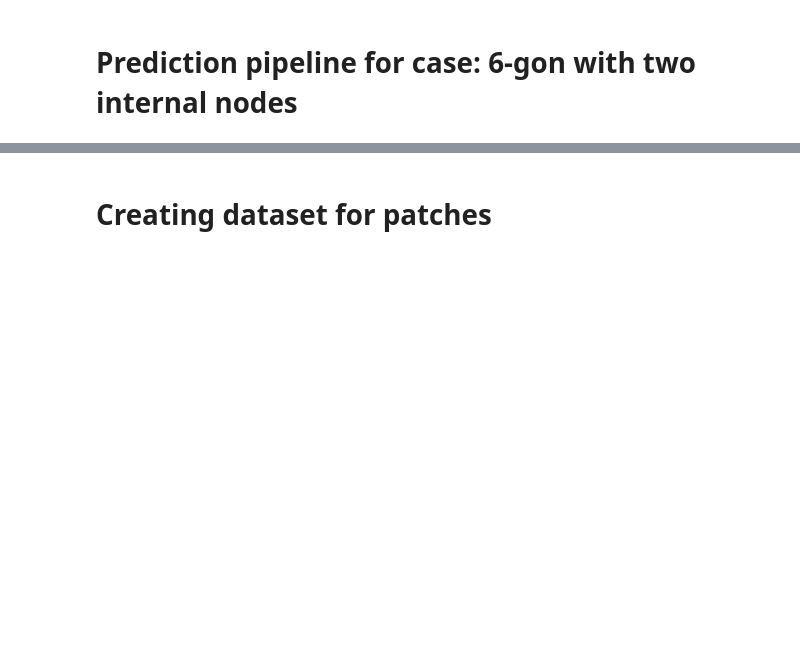
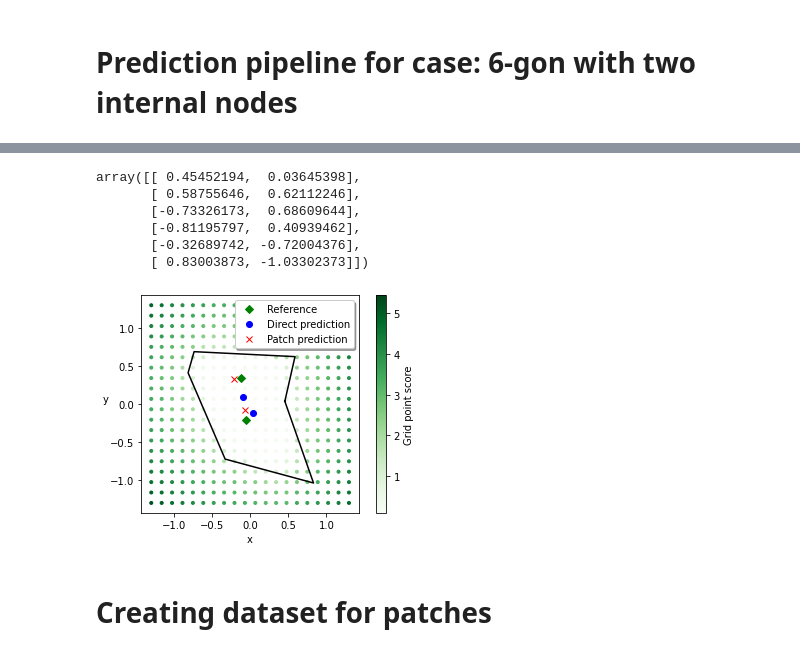
Before and after one commit to Siljekka/GrasshopperMeshAI, a Jupyter notebook: MeshPoints/MachineLearning/nn2.ipynb, the cells around one changed output, grey strips where cells are left out. Cells and saved outputs as stored; diff of their text form; code cells hidden in the pictures; blank space fills up the shorter version.

```diff
--- a/MeshPoints/MachineLearning/nn2.ipynb
+++ b/MeshPoints/MachineLearning/nn2.ipynb
@@ -140,3 +156,35 @@ transformed_contour
+# %%
+# Plot predicted points (green)
+# plt.grid(b=True)
+pl0 = plt.plot([meshed_internal_points[0], meshed_internal_points[2]],
+         [meshed_internal_points[1], meshed_internal_points[3]], 'gD',
+            label="Reference",
+            )
+pl2 = plt.plot([predicted_internal_nodes[0], predicted_internal_nodes[2]],
+               [predicted_internal_nodes[1], predicted_internal_nodes[3]],
+               'bo',
+               label="Direct prediction"
+)
+pl1 = plt.plot([x[0] for x in pg_internal_nodes], [y[1] for y in pg_internal_nodes], 'rx', label="Patch prediction")
+# Plot transformed contour
+pl3 = pp.plot_polygon(transformed_contour, style='k')
+
+# Plot point grid
+pl4 = plt.scatter(pgp_x, pgp_y, c=pgp_s, cmap=plt.cm.Greens, marker='.')
+plt.colorbar(label="Grid point score")
+plt.legend(loc='upper right', shadow='true')
+plt.xlabel("x")
+plt.ylabel("y", rotation=0)
+plt.gca().set_aspect('equal')
+transformed_contour
+# %% [output]
+array([[ 0.45452194,  0.03645398],
+       [ 0.58755646,  0.62112246],
+       [-0.73326173,  0.68609644],
+       [-0.81195797,  0.40939462],
+       [-0.32689742, -0.72004376],
+       [ 0.83003873, -1.03302373]])
+[figure, added]
 # %%
 # Try to scatter plot grid points to see whats going on
 flat_pgp = [point for row in predicted_point_grid for point in row]
```
Also changed, not shown: parts of 5 cells of this notebook, 1 other file.
